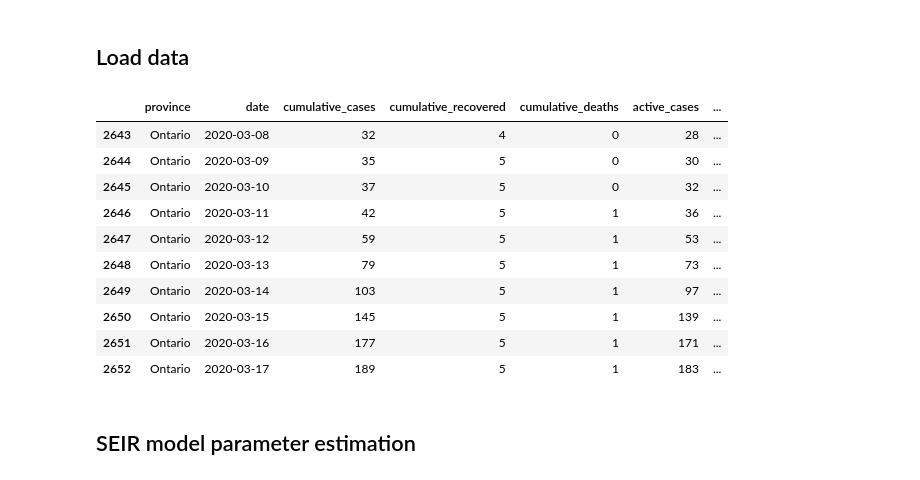
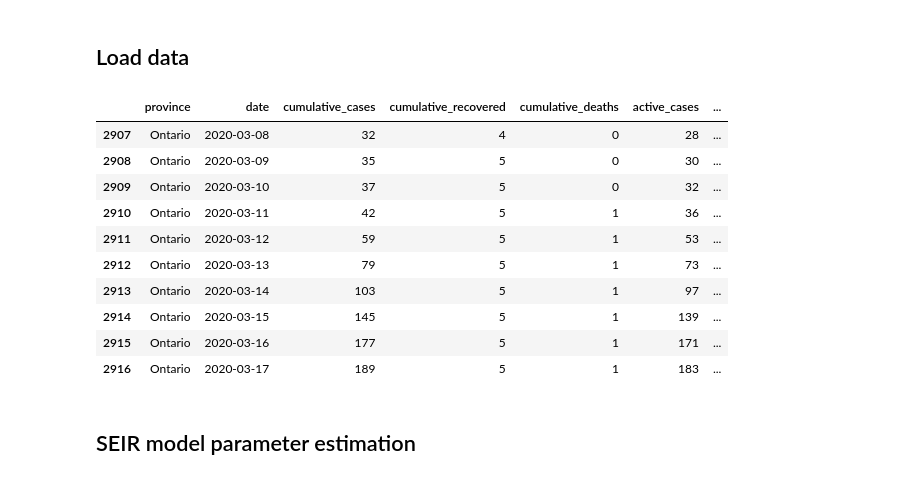
Before and after one commit to Quang-Vinh/covid-prediction, a Jupyter notebook: notebooks/2-seir-model.ipynb, the cells around one changed output. Cells and saved outputs as stored; diff of their text form; code cells hidden in the pictures.

```diff
--- a/notebooks/2-seir-model.ipynb
+++ b/notebooks/2-seir-model.ipynb
@@ -60,28 +57,25 @@ The lab_black extension is already loaded. To reload it, use:
 # %%
 # Read in data
 start_date = date(day=8, month=3, year=2020)
 covid_data = get_all_covid_data(level="prov").query("date >= @start_date")
 end_date = covid_data["date"].max()
 
 # Filter only provinces of interest
 provinces = ["Alberta", "BC", "Manitoba", "Ontario", "Quebec", "Saskatchewan"]
 covid_data = covid_data.query("province in @provinces")
 
-# Filter for Ontario
-covid_ontario = covid_data.query('province == "Ontario"')
-
-covid_ontario.head(10)
+covid_data.head(10)
 # %% [output]
 |  | province | date | cumulative_cases | cumulative_recovered | cumulative_deaths | active_cases | ... |
-| 2643 | Ontario | 2020-03-08 | 32 | 4 | 0 | 28 | ... |
-| 2644 | Ontario | 2020-03-09 | 35 | 5 | 0 | 30 | ... |
-| 2645 | Ontario | 2020-03-10 | 37 | 5 | 0 | 32 | ... |
-| 2646 | Ontario | 2020-03-11 | 42 | 5 | 1 | 36 | ... |
-| 2647 | Ontario | 2020-03-12 | 59 | 5 | 1 | 53 | ... |
-| 2648 | Ontario | 2020-03-13 | 79 | 5 | 1 | 73 | ... |
-| 2649 | Ontario | 2020-03-14 | 103 | 5 | 1 | 97 | ... |
-| 2650 | Ontario | 2020-03-15 | 145 | 5 | 1 | 139 | ... |
-| 2651 | Ontario | 2020-03-16 | 177 | 5 | 1 | 171 | ... |
-| 2652 | Ontario | 2020-03-17 | 189 | 5 | 1 | 183 | ... |
+| 2907 | Ontario | 2020-03-08 | 32 | 4 | 0 | 28 | ... |
+| 2908 | Ontario | 2020-03-09 | 35 | 5 | 0 | 30 | ... |
+| 2909 | Ontario | 2020-03-10 | 37 | 5 | 0 | 32 | ... |
+| 2910 | Ontario | 2020-03-11 | 42 | 5 | 1 | 36 | ... |
+| 2911 | Ontario | 2020-03-12 | 59 | 5 | 1 | 53 | ... |
+| 2912 | Ontario | 2020-03-13 | 79 | 5 | 1 | 73 | ... |
+| 2913 | Ontario | 2020-03-14 | 103 | 5 | 1 | 97 | ... |
+| 2914 | Ontario | 2020-03-15 | 145 | 5 | 1 | 139 | ... |
+| 2915 | Ontario | 2020-03-16 | 177 | 5 | 1 | 171 | ... |
+| 2916 | Ontario | 2020-03-17 | 189 | 5 | 1 | 183 | ... |
 # %% [markdown]
 ## SEIR model parameter estimation
```
Also changed, not shown: parts of 8 cells of this notebook, 1 other file.
